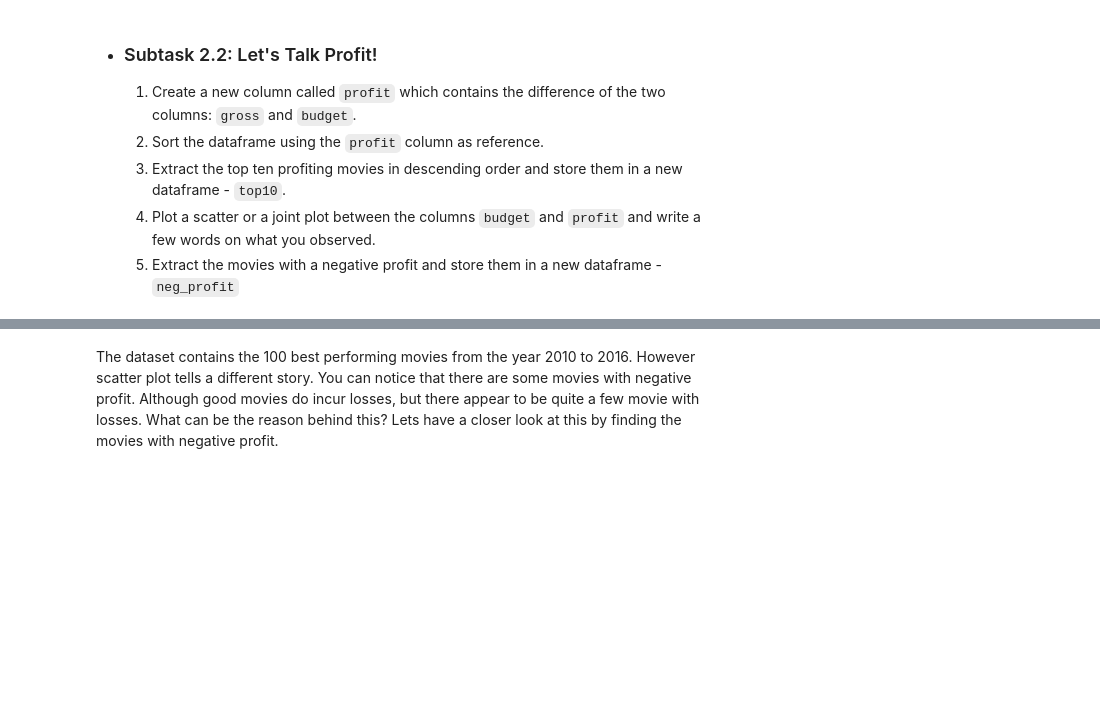
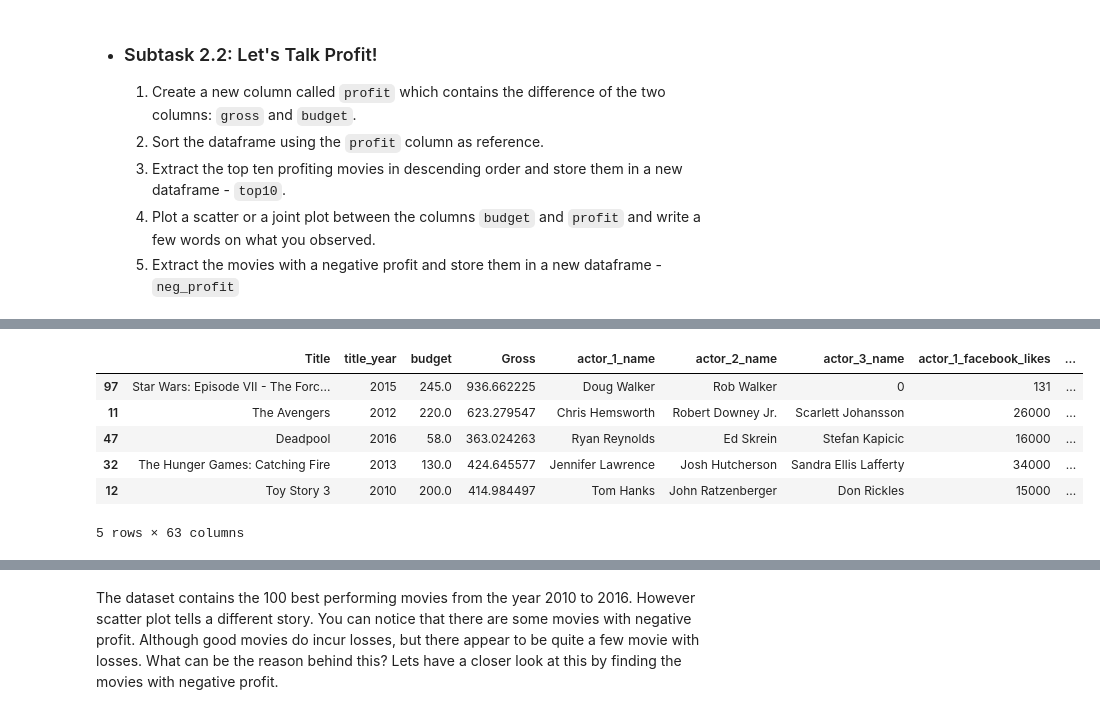
Before and after one commit to rakesh-kumar07/LogicMojo-AI-ML-June26-rakesh, a Jupyter notebook: Movie_Assignment/IMDb+Movie+Assignment.ipynb, the cells around one changed output, grey strips where cells are left out. Drawn from its saved outputs; the diff is of its cells as text; code cells hidden in the pictures; blank space fills up the shorter version.

```diff
--- a/Movie_Assignment/IMDb+Movie+Assignment.ipynb
+++ b/Movie_Assignment/IMDb+Movie+Assignment.ipynb
@@ -133,5 +162,15 @@ data.head()
 # %%
 # Sort the dataframe with the 'profit' column as reference using the 'sort_values' function. Make sure to set the argument
 #'ascending' to 'False'
+data=data.sort_values(by='profit',ascending=False)
+data.head()
+# %% [output]
+|  | Title | title_year | budget | Gross | actor_1_name | actor_2_name | actor_3_name | actor_1_facebook_likes | ... |
+| 97 | Star Wars: Episode VII - The Forc... | 2015 | 245.0 | 936.662225 | Doug Walker | Rob Walker | 0 | 131 | ... |
+| 11 | The Avengers | 2012 | 220.0 | 623.279547 | Chris Hemsworth | Robert Downey Jr. | Scarlett Johansson | 26000 | ... |
+| 47 | Deadpool | 2016 | 58.0 | 363.024263 | Ryan Reynolds | Ed Skrein | Stefan Kapicic | 16000 | ... |
+| 32 | The Hunger Games: Catching Fire | 2013 | 130.0 | 424.645577 | Jennifer Lawrence | Josh Hutcherson | Sandra Ellis Lafferty | 34000 | ... |
+| 12 | Toy Story 3 | 2010 | 200.0 | 414.984497 | Tom Hanks | John Ratzenberger | Don Rickles | 15000 | ... |
+5 rows × 63 columns
 # %%
 # Get the top 10 profitable movies by using position based indexing. Specify the rows till 10 (0-9)
```
Also changed, not shown: parts of 10 cells of this notebook.
